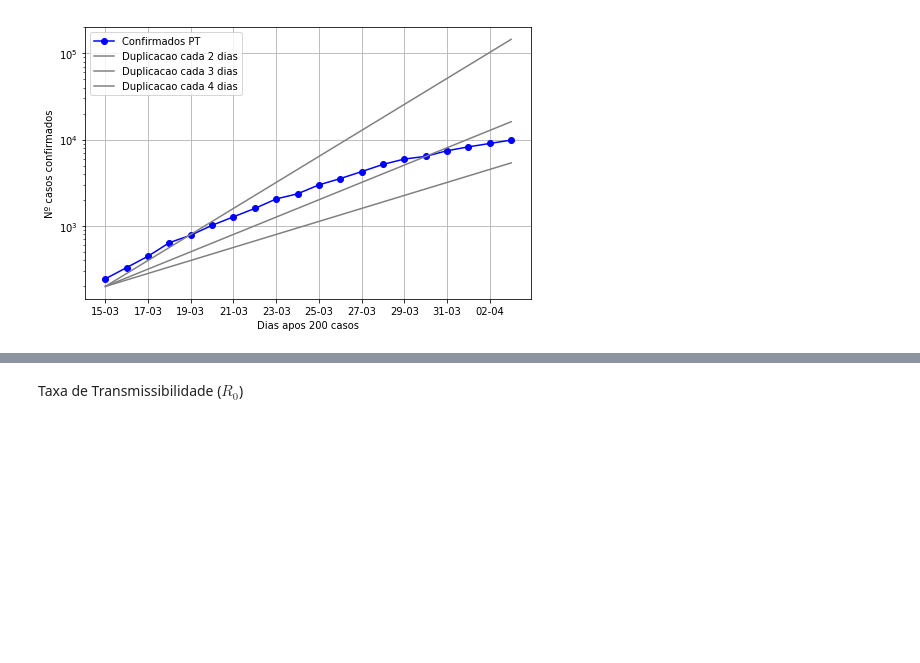
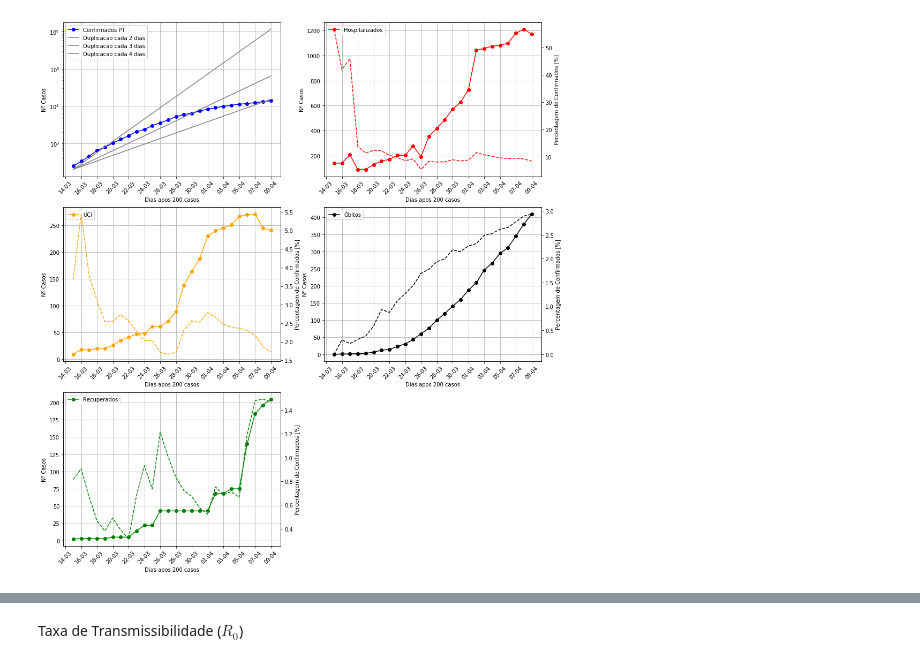
Before and after one commit to mig-l-f/covid-19-eda, a Jupyter notebook: index.ipynb, the cells around one changed output, grey strips where cells are left out. Saved outputs shown, nothing was run; the diff lists cells and outputs as text; code cells hidden in the pictures; blank space fills up the shorter version.

Commit message:
Update dataset, more plots and tweaks

```diff
--- a/index.ipynb
+++ b/index.ipynb
@@ -59,28 +76,92 @@ Comparação com taxas de crecimento de duplicação a cada 2, 3 e 4 dias.
 # %%
-plt.figure(figsize=(8,5))
+plt.figure(figsize=(16,18))
+plt.subplot(3, 2, 1)
 plt.grid()
 plt.plot(pt_casos['Date'], pt_casos['ConfirmedCases'], '-o', color='blue', label='Confirmados PT')
 plt.yscale('log')
 
 # Referencia
 n_dias_dup = 2
 y_dup = n_casos_analise*np.exp((np.log(2)/n_dias_dup)*np.arange(len(pt_casos['ndia'])))
 plt.plot(pt_casos['Date'], y_dup, label='Duplicacao cada 2 dias', color='grey')
 n_dias_dup = 3
 y_dup = n_casos_analise*np.exp((np.log(2)/n_dias_dup)*np.arange(len(pt_casos['ndia'])))
 plt.plot(pt_casos['Date'], y_dup, label='Duplicacao cada 3 dias', color='grey')
 n_dias_dup = 4
 y_dup = n_casos_analise*np.exp((np.log(2)/n_dias_dup)*np.arange(len(pt_casos['ndia'])))
 plt.plot(pt_casos['Date'], y_dup, label='Duplicacao cada 4 dias', color='grey')
 
 plt.xlabel('Dias apos ' + str(n_casos_analise) + ' casos')
-plt.ylabel('Nº casos confirmados')
+plt.ylabel('Nº Casos')
 
 ax = plt.gca()
 ax.xaxis.set_major_locator(mdates.DayLocator(interval=2))
 ax.xaxis.set_major_formatter(mdates.DateFormatter('%d-%m'))
+plt.xticks(rotation=45)
+plt.legend()
 
+plt.subplot(3, 2, 2)
+plt.grid()
+plt.plot(pt_casos['Date'], pt_casos['Hospitalized'], '-o', color='red', label='Hospitalizados')
+plt.ylabel('Nº Casos')
+plt.xlabel('Dias apos ' + str(n_casos_analise) + ' casos')
+plt.xticks(rotation=45)
 plt.legend()
-plt.show()
+
+ax = plt.gca()
+ax2 = ax.twinx()
+p = ax2.plot(pt_casos['Date'], pt_casos['HospitalizedPerc'], '--', color='red', label='Hospitalizados percentagem')
+ax2.set_ylabel('Percentagem de Confirmados [%]')
+
+ax.xaxis.set_major_locator(mdates.DayLocator(interval=2))
+ax.xaxis.set_major_formatter(mdates.DateFormatter('%d-%m'))
+
+plt.subplot(3, 2, 3)
+plt.grid()
+plt.plot(pt_casos['Date'], pt_casos['UCI'], '-o', color='orange', label='UCI')
+plt.ylabel('Nº Casos')
+plt.xlabel('Dias apos ' + str(n_casos_analise) + ' casos')
+plt.xticks(rotation=45)
+plt.legend()
+
+ax = plt.gca()
+ax2 = ax.twinx()
+p = ax2.plot(pt_casos['Date'], pt_casos['UCIPerc'], '--', color='orange', label='UCI percentagem')
+ax2.set_ylabel('Percentagem de Confirmados [%]')
+
+ax.xaxis.set_major_locator(mdates.DayLocator(interval=2))
+ax.xaxis.set_major_formatter(mdates.DateFormatter('%d-%m'))
+
+plt.subplot(3, 2, 4)
+plt.grid()
+plt.plot(pt_casos['Date'], pt_casos['Deaths'], '-o', color='black', label='Óbitos')
+plt.ylabel('Nº Casos')
+plt.xlabel('Dias apos ' + str(n_casos_analise) + ' casos')
+plt.xticks(rotation=45)
+plt.legend()
+
+ax = plt.gca()
+ax2 = ax.twinx()
+p = ax2.plot(pt_casos['Date'], pt_casos['DeathsPerc'], '--', color='black', label='Óbitos percentagem')
+ax2.set_ylabel('Percentagem de Confirmados [%]')
+
+ax.xaxis.set_major_locator(mdates.DayLocator(interval=2))
+ax.xaxis.set_major_formatter(mdates.DateFormatter('%d-%m'))
+
+plt.subplot(3, 2, 5)
+plt.grid()
+plt.plot(pt_casos['Date'], pt_casos['Recovered'], '-o', color='green', label='Recuperados')
+plt.ylabel('Nº Casos')
+plt.xlabel('Dias apos ' + str(n_casos_analise) + ' casos')
+plt.xticks(rotation=45)
+plt.legend()
+
+ax = plt.gca()
+ax2 = ax.twinx()
+p = ax2.plot(pt_casos['Date'], pt_casos['RecoveredPerc'], '--', color='green', label='Recuperados percentagem')
+ax2.set_ylabel('Percentagem de Confirmados [%]')
+
+ax.xaxis.set_major_locator(mdates.DayLocator(interval=2))
+ax.xaxis.set_major_formatter(mdates.DateFormatter('%d-%m'))
 # %% [output]
-[figure, old version]
+[figure, new version]
```
Also changed, not shown: parts of 10 cells of this notebook, 1 other file.
